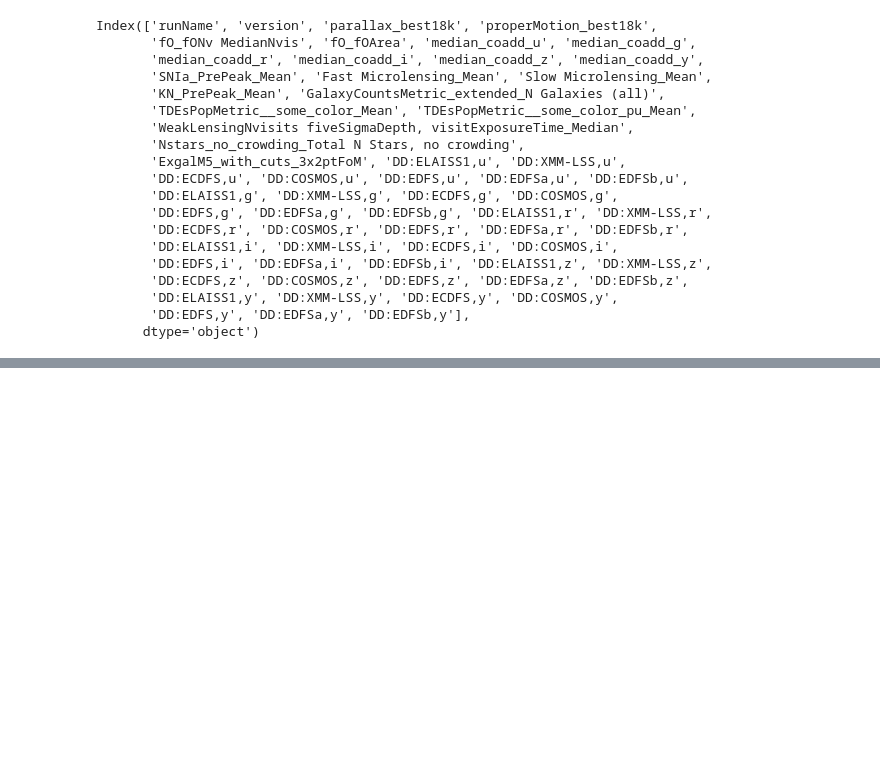
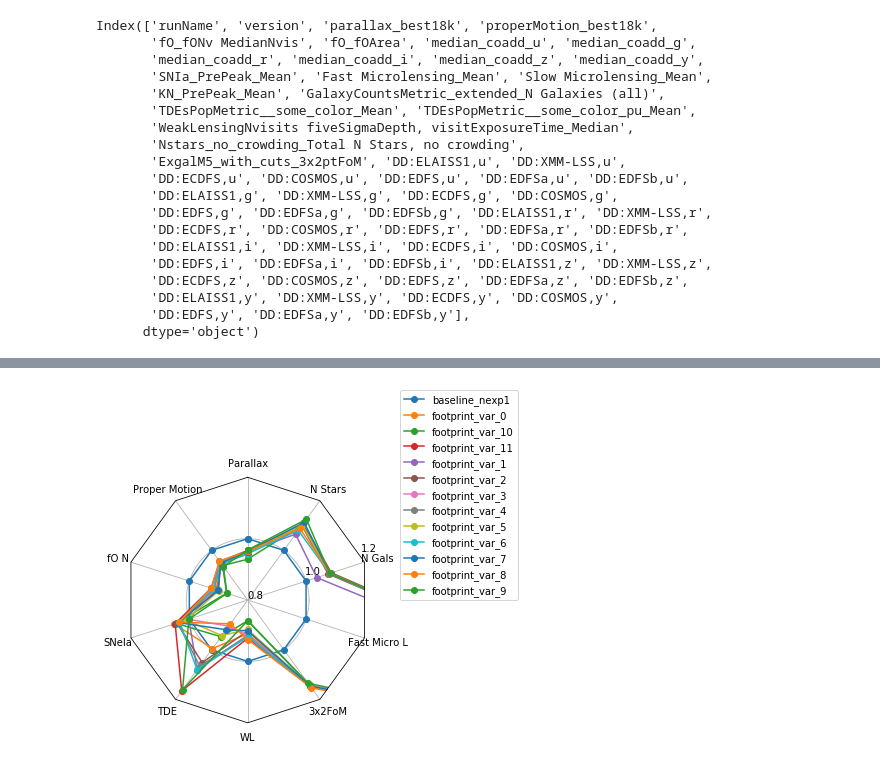
Before and after one commit to lsst-sims/sims_featureScheduler_runs_technical, a Jupyter notebook: maf/radar_plots.ipynb, the cells around one changed output, grey strips where cells are left out. Saved outputs shown, nothing was run; the diff lists cells and outputs as text; code cells hidden in the pictures; blank space fills up the shorter version.

```diff
--- a/maf/radar_plots.ipynb
+++ b/maf/radar_plots.ipynb
@@ -130,0 +133,9 @@ runs = ['baseline_nexp1_'] + [name for name in data['runName'].values if 'footpr
+# %%
+data_normed = norm_df(data, runs, cols, mag_cols=linear_cols,
+                      invert_cols=['parallax_best18k', 'properMotion_best18k'],
+                      norm_run='baseline_nexp1')
+data_normed = data_normed.rename(columns=name_mapper)
+fig, ax = radar(data_normed, legend=True, rgrids=[0.8, 1.0, 1.2])
+fig.tight_layout()
+# %% [output]
+[figure, added]
```
Also changed, not shown: parts of 41 cells of this notebook, 1 other file.
